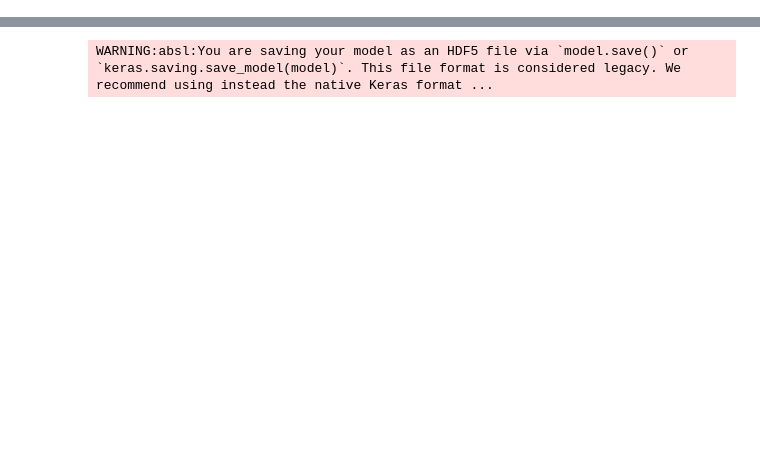
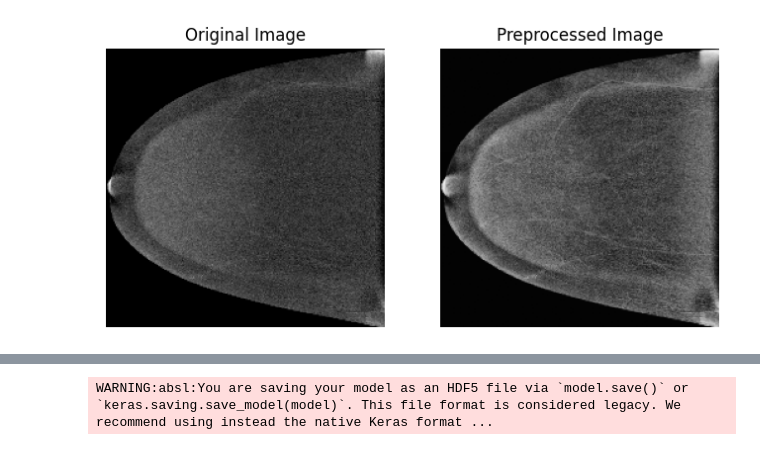
Before and after one commit to stheoulle/project_LLM, a Jupyter notebook: CDD_2_benchmark.ipynb, the cells around one changed output, grey strips where cells are left out. Saved outputs shown, nothing was run; the diff lists cells and outputs as text; code cells hidden in the pictures; blank space fills up the shorter version.

```diff
--- a/CDD_2_benchmark.ipynb
+++ b/CDD_2_benchmark.ipynb
@@ -145,3 +186,35 @@ val_dataset = make_dataset(val_df, augment=False)
+# %%
+import matplotlib.pyplot as plt
+
+# Pick a sample from the validation set
+sample = val_df.sample(n=1).iloc[0]
+img_path = sample["filepath"]
+tab = sample["tabular"]
+label = sample["label_onehot"]
+
+# Load original image (before preprocessing)
+orig_img = cv2.imread(img_path, cv2.IMREAD_GRAYSCALE)
+orig_img = cv2.resize(orig_img, IMG_SIZE)
+
+# Load preprocessed image (after deterministic pipeline)
+preprocessed, _ = load_image(img_path, tab, label, augment=False)
+preprocessed_img = preprocessed["raw_image"].numpy()
+
+# Plot both images
+plt.figure(figsize=(8, 4))
+plt.subplot(1, 2, 1)
+plt.imshow(orig_img, cmap="gray")
+plt.title("Original Image")
+plt.axis("off")
+
+plt.subplot(1, 2, 2)
+plt.imshow(preprocessed_img)
+plt.title("Preprocessed Image")
+plt.axis("off")
+
+plt.show()
+# %% [output]
+[figure, added]
 # %%
 
 from tensorflow.keras.applications import EfficientNetB0
```
Also changed, not shown: parts of 8 cells of this notebook, 2 other files.
